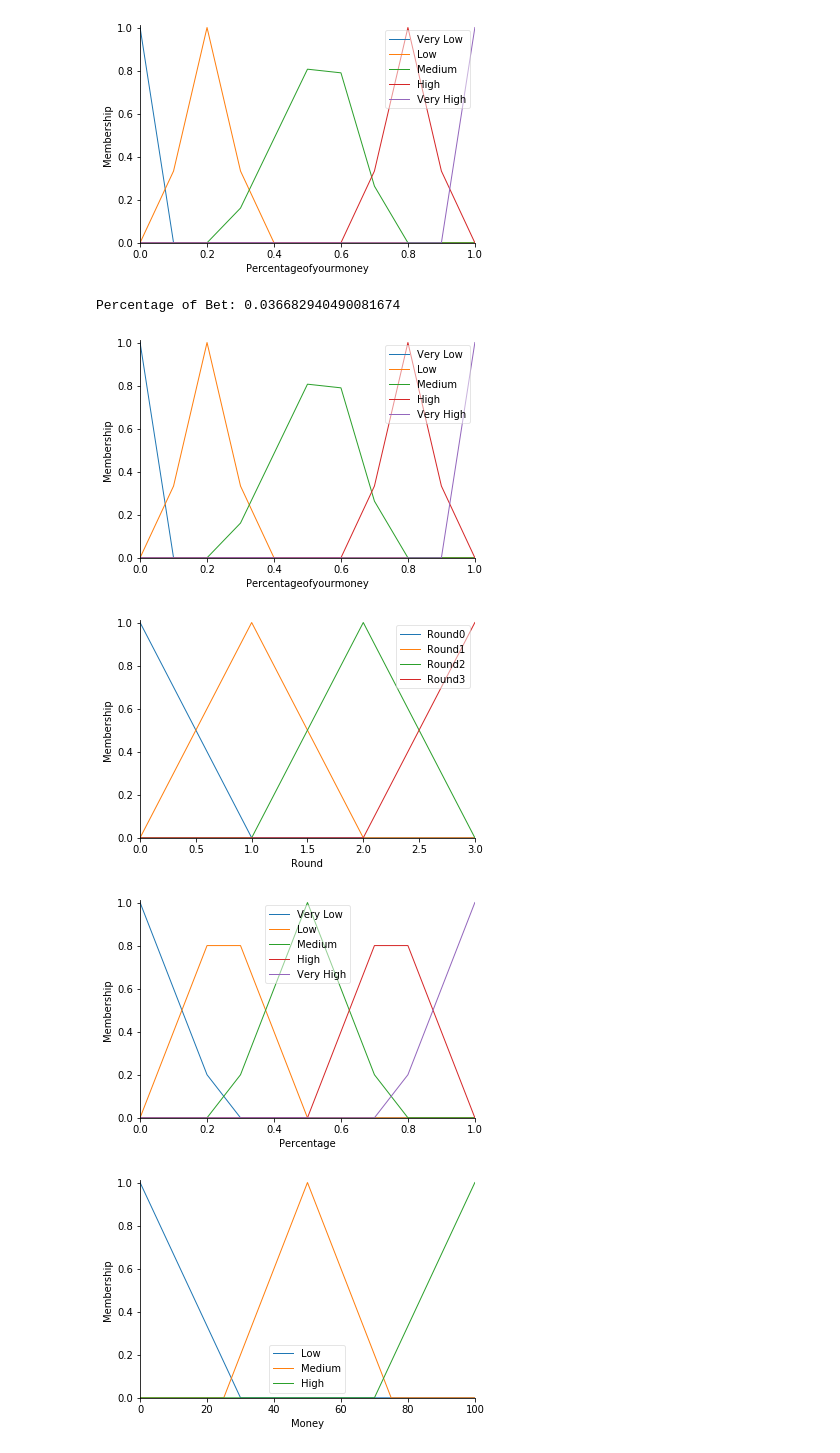
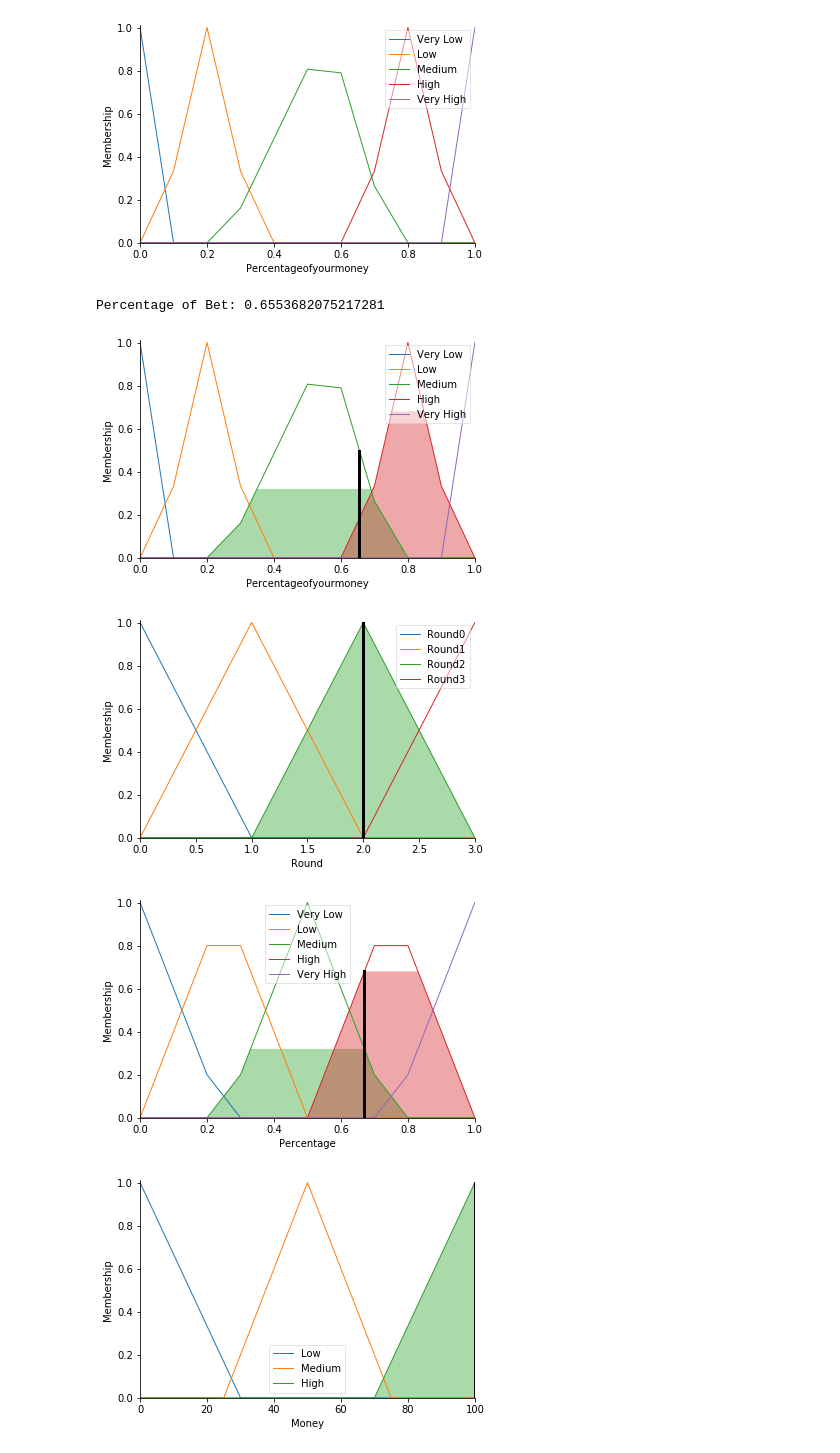
Before and after one commit to Joagai23/SistemasInteligentesPokerBot, a Jupyter notebook: PokerFuzzyLogic.ipynb, the cells around one changed output. Cells and saved outputs as stored; diff of their text form; code cells hidden in the pictures.

```diff
--- a/PokerFuzzyLogic.ipynb
+++ b/PokerFuzzyLogic.ipynb
@@ -256,17 +188,17 @@ def getMoneyPercentage(roundNum, percentageVal, moneyVal):
     dollars = action2.output['Percentageofyourmoney']
     print("Percentage of Bet:", dollars)
 
-    moneyPerc.view(sim=action)
+    moneyPerc.view(sim=action2)
 
-    rounds2.view(sim=action)
-    percentage2.view(sim=action)
-    money2.view(sim=action)
+    rounds2.view(sim=action2)
+    percentage2.view(sim=action2)
+    money2.view(sim=action2)
     #return dollars
-# %%
-getMoneyPercentage(roundNumber, winRate, 100)
-# %% [output]
-Percentage of Bet: 0.036682940490081674
-[figure, removed]
-[figure, removed]
-[figure, removed]
-[figure, removed]
+# %%
+getMoneyPercentage(2, 0.67, 100)
+# %% [output]
+Percentage of Bet: 0.6553682075217281
+[figure, added]
+[figure, added]
+[figure, added]
+[figure, added]
```
Also changed, not shown: parts of 10 cells of this notebook.
